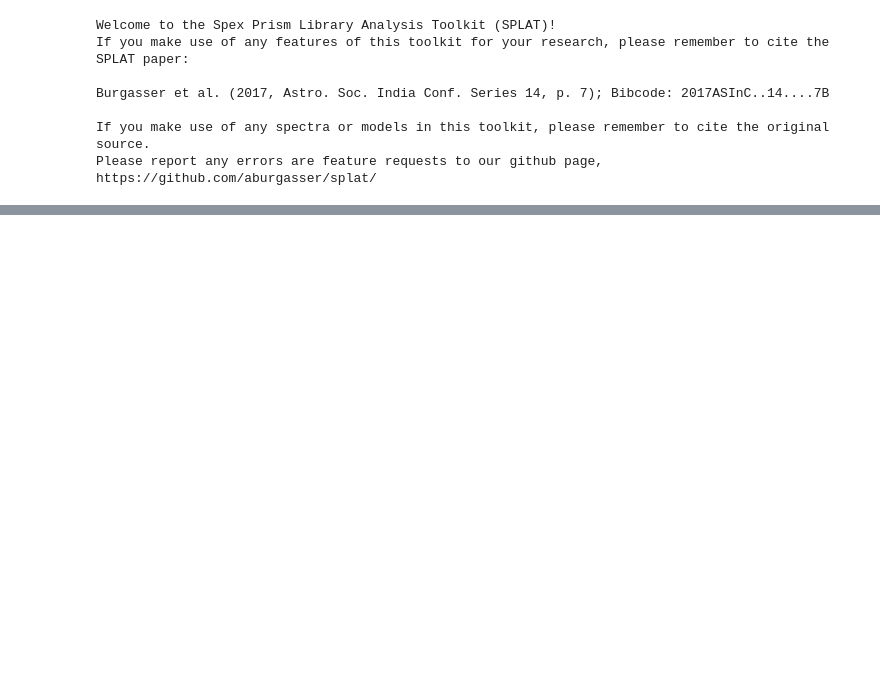
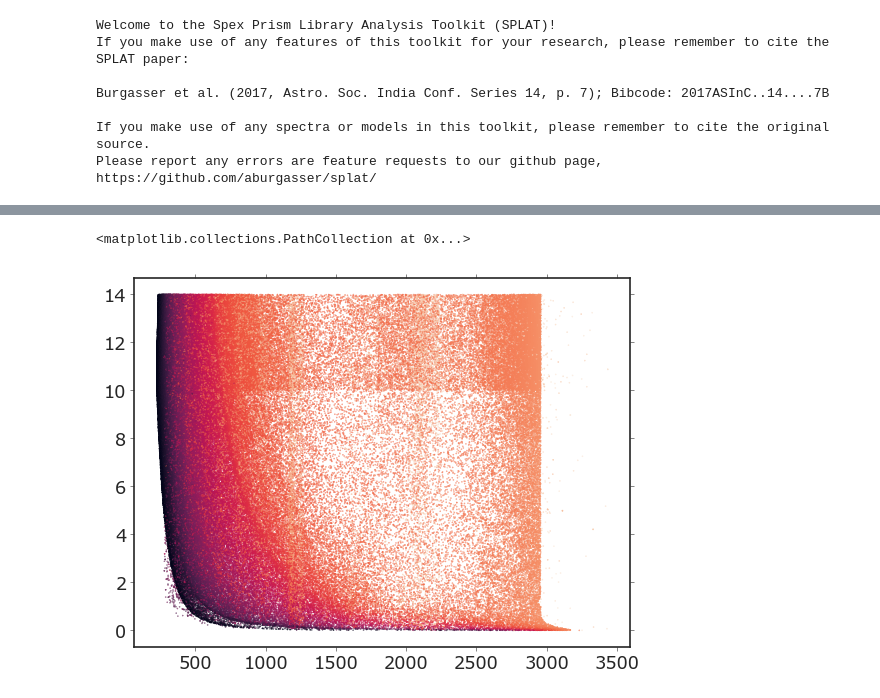
Before and after one commit to caganze/lsstsims, a Jupyter notebook: notebooks/LSST.ipynb, the cells around one changed output, grey strips where cells are left out. Saved outputs shown, nothing was run; the diff lists cells and outputs as text; code cells hidden in the pictures; blank space fills up the shorter version.

```diff
--- a/notebooks/LSST.ipynb
+++ b/notebooks/LSST.ipynb
@@ -160,0 +157,6 @@ NameError: name 'hgjk' is not defined
+# %%
+fig, ax=plt.subplots()
+ax.scatter(df.temperature, df.age, s=0.1, c=np.log10(df.mass))
+# %% [output]
+<matplotlib.collections.PathCollection at 0x...>
+[figure, added]
```
Also changed, not shown: parts of 14 cells of this notebook, 7 other files.
